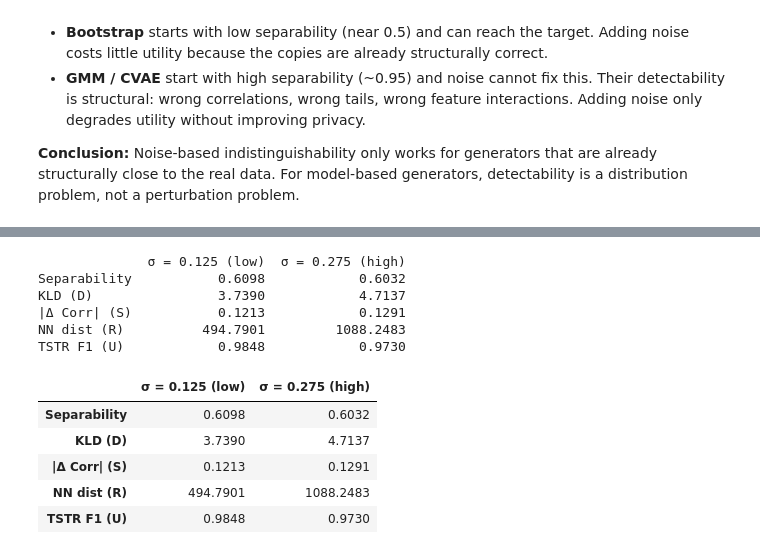
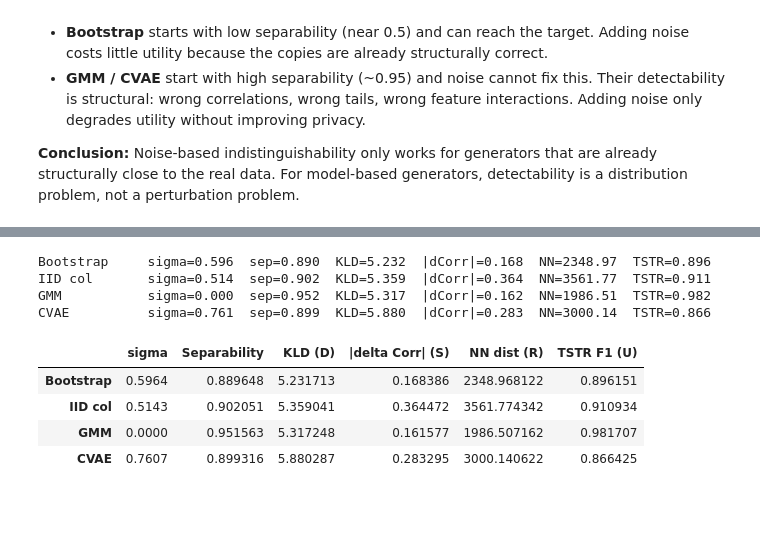
Before and after one commit to TonyTran03/rfhack, a Jupyter notebook: paper_pipeline.ipynb, the cells around one changed output, grey strips where cells are left out. Cells and saved outputs as stored; diff of their text form; code cells hidden in the pictures; blank space fills up the shorter version.

```diff
--- a/paper_pipeline.ipynb
+++ b/paper_pipeline.ipynb
@@ -744,62 +757,56 @@ Matched pair (target sep ≈ 0.607):
 # %%
-# ── Compute the DRSU profile for each chosen sigma ───────────────────────────
+# Compute DRSU profile at each matched sigma
 
-def drsu_profile(sigma, n_rep=N_REP_S9):
+profiles = {}
+
+for method, gen_fn in gen_fns.items():
+    sigma = matched_sigma[method]
     klds, corrs, nns, tstrs, seps = [], [], [], [], []
-    for r in range(n_rep):
-        rep_seed = SEED + r
-        X_b, y_b = sample_bootstrap(X_sub, y_sub, n0, n1, seed=rep_seed)
-        rng = np.random.default_rng(rep_seed + 700)
-        X_b = X_b.astype(np.float64) + rng.standard_normal(X_b.shape) * stds * sigma
 
-        # Distribution
-        klds.append(kld_per_feature(X_sub, X_b)["kld_mean"])
-        # Structure
-        corrs.append(correlation_diff(X_sub, X_b)["corr_mean_abs_diff"])
-        # Realism
-        nns.append(nn_distances_inline(X_sub, X_b))
-        # Utility
-        u = tstr_f1(X_sub, y_sub, X_b.astype(np.float32), y_b, seed=rep_seed)
+    for r in range(N_REP_S9):
+        rs = SEED + r
+        X_s, y_s = gen_fn(rs)
+        X_s = X_s.astype(np.float64)
+        if sigma > 0:
+            rng = np.random.default_rng(rs + 800)
+            X_s = X_s + rng.standard_normal(X_s.shape) * stds * sigma
+
+        klds.append(kld_per_feature(X_sub, X_s)["kld_mean"])
+        corrs.append(correlation_diff(X_sub, X_s)["corr_mean_abs_diff"])
+        nns.append(nn_dist_mean(X_sub, X_s))
+        u = tstr_f1(X_sub, y_sub, X_s.astype(np.float32), y_s, seed=rs)
         tstrs.append(u["tstr_f1"])
 
-        # Separability (re-check)
         real_df = pd.DataFrame(X_sub.astype(np.float64), columns=feat_cols)
         real_df["target"] = 1
-        syn_df = pd.DataFrame(X_b, columns=feat_cols)
+        syn_df = pd.DataFrame(X_s, columns=feat_cols)
         syn_df["target"] = 0
         combined = pd.concat([real_df, syn_df], ignore_index=True)
         avg, _, _ = RFWrapper.from_combined(combined)
         seps.append(corrected_auc(avg))
 
-    return {
+    profiles[method] = {
+        "sigma":          sigma,
         "Separability":   np.mean(seps),
         "KLD (D)":        np.mean(klds),
-        "|\u0394 Corr| (S)": np.mean(corrs),
+        "|delta Corr| (S)": np.mean(corrs),
         "NN dist (R)":    np.mean(nns),
         "TSTR F1 (U)":    np.mean(tstrs),
     }
+    print(f"{method:<12s}  sigma={sigma:.3f}  sep={profiles[method]['Separability']:.3f}  "
+          f"KLD={np.mean(klds):.3f}  |dCorr|={np.mean(corrs):.3f}  "
+          f"NN={np.mean(nns):.2f}  TSTR={np.mean(tstrs):.3f}")
 
-profile_low  = drsu_profile(sigma_low)
-profile_high = drsu_profile(sigma_high)
-
-profile_df = pd.DataFrame({
-    f"\u03c3 = {sigma_low:.3f} (low)":  profile_low,
-    f"\u03c3 = {sigma_high:.3f} (high)": profile_high,
-}).round(4)
-
-print(profile_df)
+profile_df = pd.DataFrame(profiles).T
 profile_df
 # %% [output]
-              σ = 0.125 (low)  σ = 0.275 (high)
-Separability           0.6098            0.6032
-KLD (D)                3.7390            4.7137
-|Δ Corr| (S)           0.1213            0.1291
-NN dist (R)          494.7901         1088.2483
-TSTR F1 (U)            0.9848            0.9730
+Bootstrap     sigma=0.596  sep=0.890  KLD=5.232  |dCorr|=0.168  NN=2348.97  TSTR=0.896
+IID col       sigma=0.514  sep=0.902  KLD=5.359  |dCorr|=0.364  NN=3561.77  TSTR=0.911
+GMM           sigma=0.000  sep=0.952  KLD=5.317  |dCorr|=0.162  NN=1986.51  TSTR=0.982
+CVAE          sigma=0.761  sep=0.899  KLD=5.880  |dCorr|=0.283  NN=3000.14  TSTR=0.866
-|  | σ = 0.125 (low) | σ = 0.275 (high) |
-| Separability | 0.6098 | 0.6032 |
-| KLD (D) | 3.7390 | 4.7137 |
-| |Δ Corr| (S) | 0.1213 | 0.1291 |
-| NN dist (R) | 494.7901 | 1088.2483 |
-| TSTR F1 (U) | 0.9848 | 0.9730 |
+|  | sigma | Separability | KLD (D) | |delta Corr| (S) | NN dist (R) | TSTR F1 (U) |
+| Bootstrap | 0.5964 | 0.889648 | 5.231713 | 0.168386 | 2348.968122 | 0.896151 |
+| IID col | 0.5143 | 0.902051 | 5.359041 | 0.364472 | 3561.774342 | 0.910934 |
+| GMM | 0.0000 | 0.951563 | 5.317248 | 0.161577 | 1986.507162 | 0.981707 |
+| CVAE | 0.7607 | 0.899316 | 5.880287 | 0.283295 | 3000.140622 | 0.866425 |
 # %%
```
Also changed, not shown: parts of 8 cells of this notebook, 1 other file.
